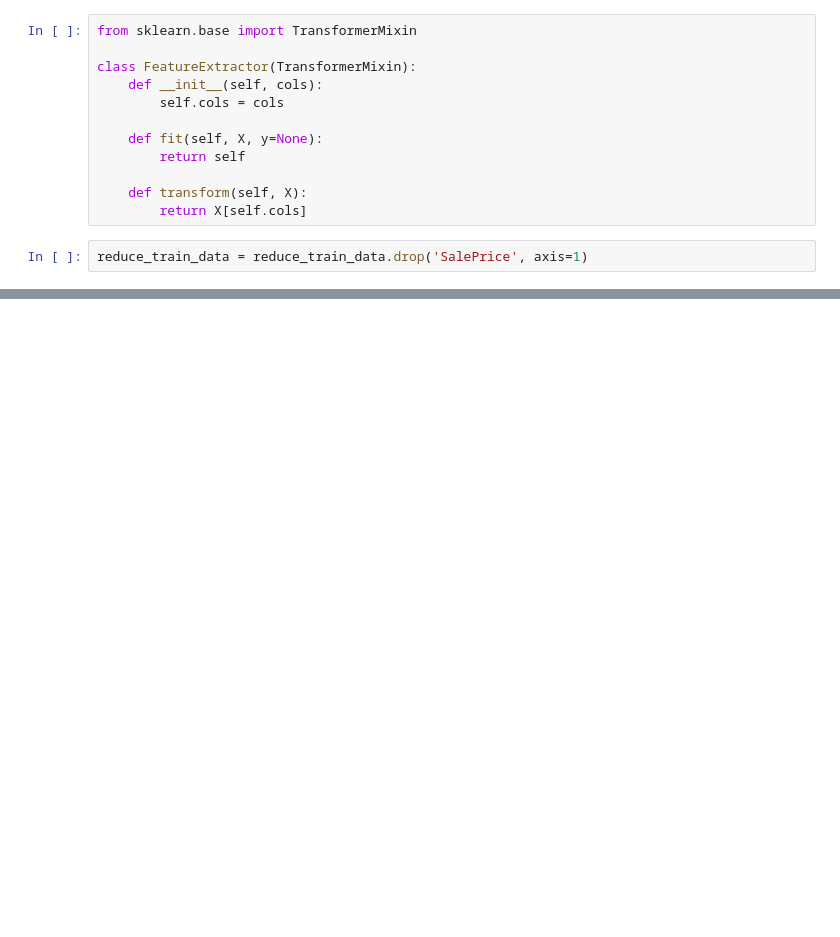
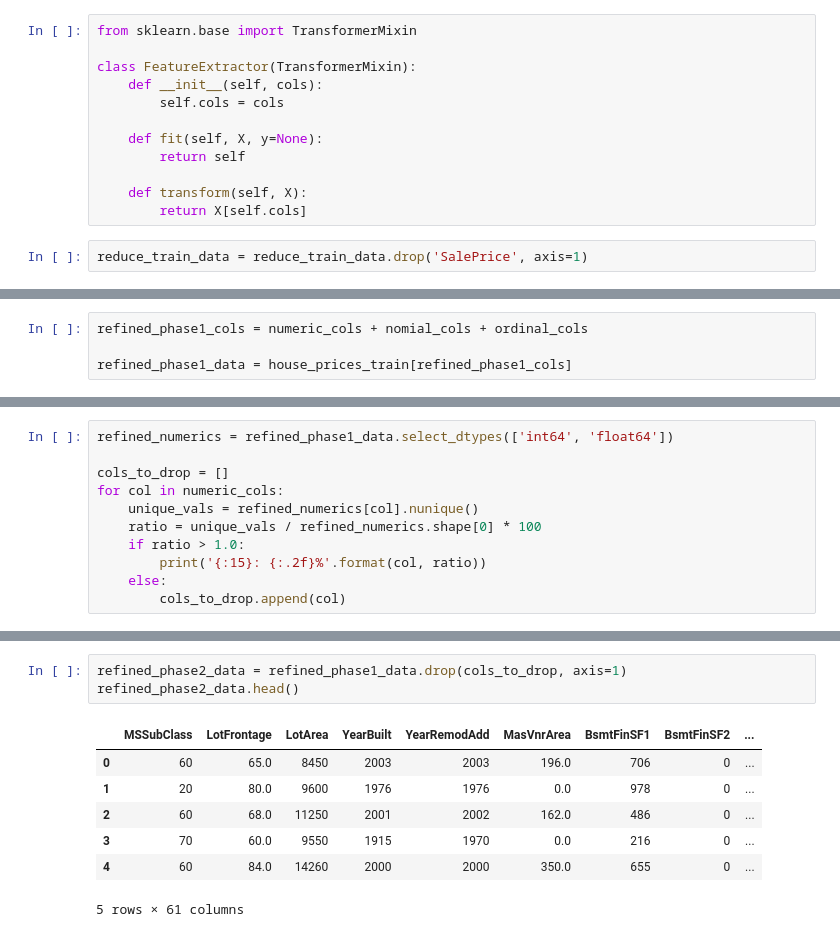
Before and after one commit to Ryan95Z/ml-house-prices, a Jupyter notebook: notebooks/House Prices - EDA.ipynb, the cells around one changed output, grey strips where cells are left out. Saved outputs shown, nothing was run; the diff lists cells and outputs as text; blank space fills up the shorter version.

Commit message:
Further refined the dataset down by getting numeric features where there is more than 1% unique values

```diff
--- a/notebooks/House Prices - EDA.ipynb
+++ b/notebooks/House Prices - EDA.ipynb
@@ -300,0 +279,4 @@ data_cleaning_pipeline.transform(house_prices_train).shape
+# %%
+refined_phase1_cols = numeric_cols + nomial_cols + ordinal_cols
+
+refined_phase1_data = house_prices_train[refined_phase1_cols]
@@ -300,0 +285,11 @@ data_cleaning_pipeline.transform(house_prices_train).shape
+# %%
+refined_numerics = refined_phase1_data.select_dtypes(['int64', 'float64'])
+
+cols_to_drop = []
+for col in numeric_cols:
+    unique_vals = refined_numerics[col].nunique()
+    ratio = unique_vals / refined_numerics.shape[0] * 100
+    if ratio > 1.0:
+        print('{:15}: {:.2f}%'.format(col, ratio))
+    else:
+        cols_to_drop.append(col)
@@ -300,0 +314,11 @@ data_cleaning_pipeline.transform(house_prices_train).shape
+# %%
+refined_phase2_data = refined_phase1_data.drop(cols_to_drop, axis=1)
+refined_phase2_data.head()
+# %% [output]
+|  | MSSubClass | LotFrontage | LotArea | YearBuilt | YearRemodAdd | MasVnrArea | BsmtFinSF1 | BsmtFinSF2 | ... |
+| 0 | 60 | 65.0 | 8450 | 2003 | 2003 | 196.0 | 706 | 0 | ... |
+| 1 | 20 | 80.0 | 9600 | 1976 | 1976 | 0.0 | 978 | 0 | ... |
+| 2 | 60 | 68.0 | 11250 | 2001 | 2002 | 162.0 | 486 | 0 | ... |
+| 3 | 70 | 60.0 | 9550 | 1915 | 1970 | 0.0 | 216 | 0 | ... |
+| 4 | 60 | 84.0 | 14260 | 2000 | 2000 | 350.0 | 655 | 0 | ... |
+5 rows × 61 columns
```
Also changed, not shown: parts of 5 cells of this notebook.
